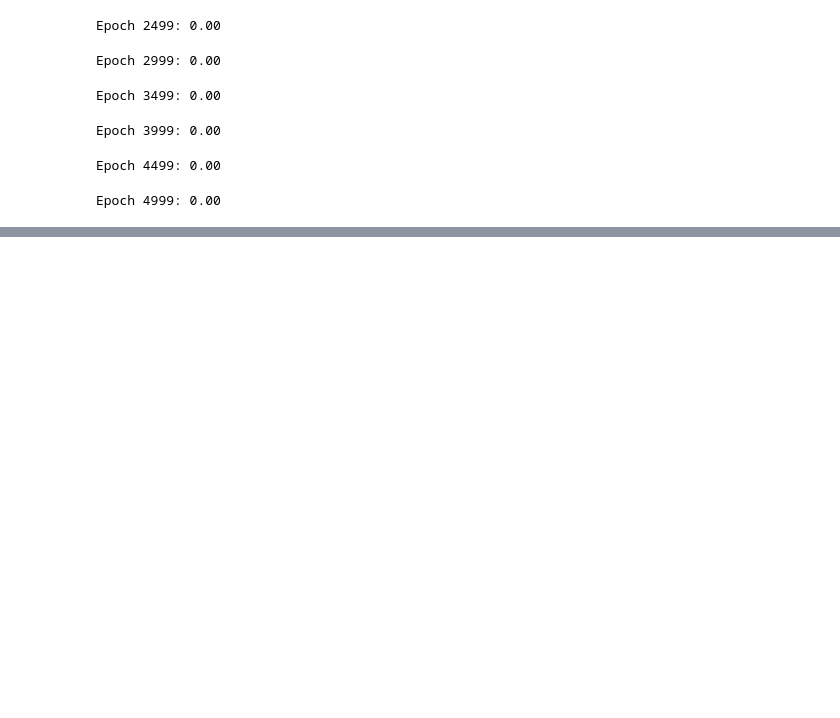
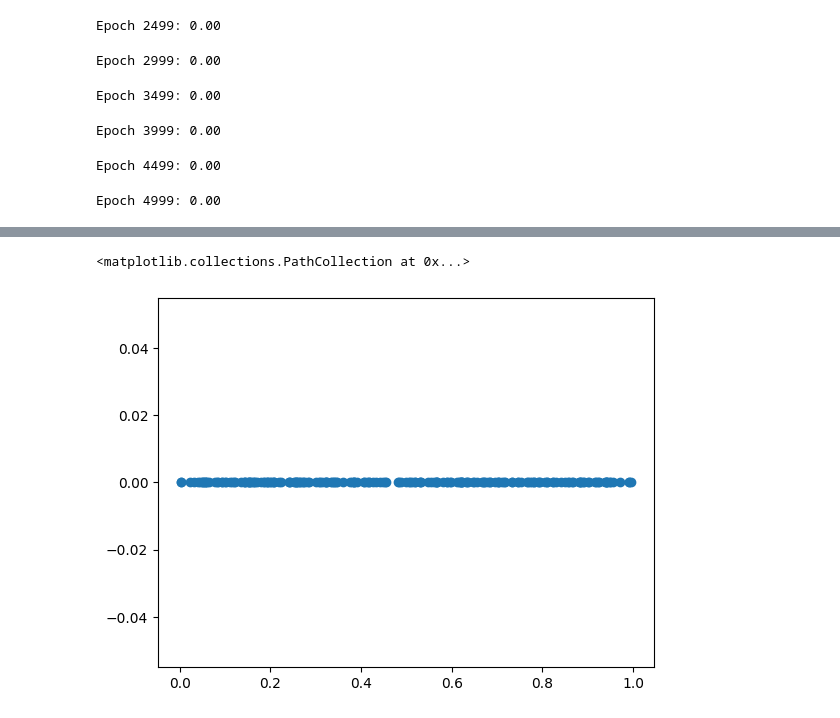
Before and after one commit to stephenhky/PINNNotebooks, a Jupyter notebook: wave_equation_standwaves.ipynb, the cells around one changed output, grey strips where cells are left out. Cells and saved outputs as stored; diff of their text form; code cells hidden in the pictures; blank space fills up the shorter version.

```diff
--- a/wave_equation_standwaves.ipynb
+++ b/wave_equation_standwaves.ipynb
@@ -154,0 +180,5 @@ np.float64(0.24883056654521724)
+# %%
+plt.scatter(t_bc.cpu(), psi_bc.cpu())
+# %% [output]
+<matplotlib.collections.PathCollection at 0x...>
+[figure, added]
```
Also changed, not shown: parts of 9 cells of this notebook.
